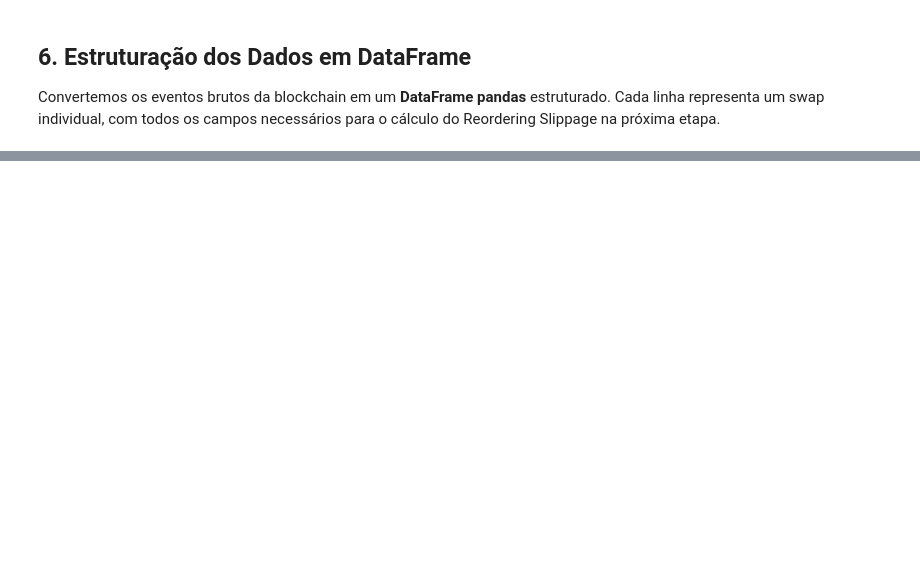
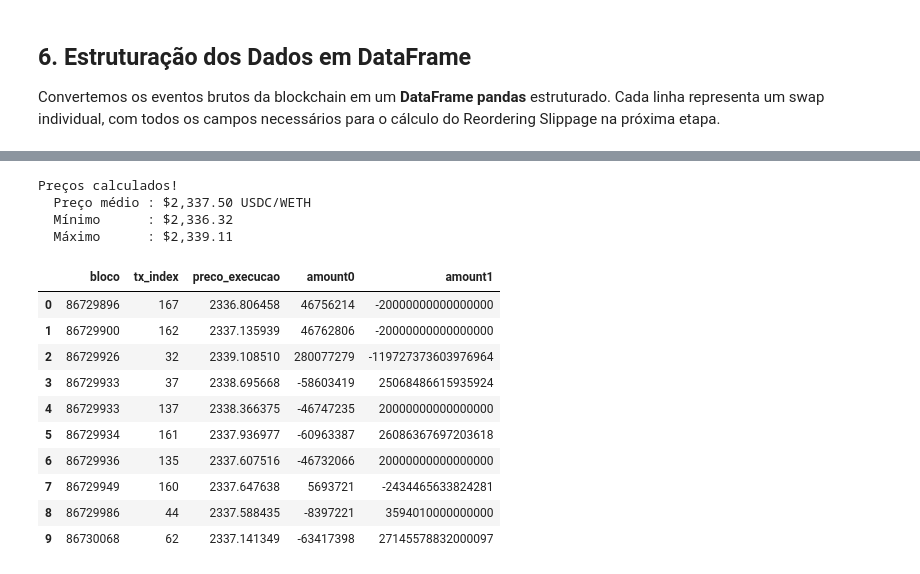
Before and after one commit to alinec-santos/slippage-analysis, a Jupyter notebook: mev_coleta.ipynb, the cells around one changed output, grey strips where cells are left out. Cells and saved outputs as stored; diff of their text form; code cells hidden in the pictures; blank space fills up the shorter version.

```diff
--- a/mev_coleta.ipynb
+++ b/mev_coleta.ipynb
@@ -239,0 +253,54 @@ else:
+# %%
+import pandas as pd
+
+df = pd.read_csv("swaps.csv")
+
+df = df.rename(columns={
+    "blockNumber":       "bloco",
+    "transactionIndex":  "tx_index",
+    "args_sqrtPriceX96": "sqrtPriceX96",
+    "args_amount0":      "amount0",
+    "args_amount1":      "amount1",
+    "args_sender":       "sender",
+    "args_recipient":    "recipient",
+})
+
+df["sqrtPriceX96"] = pd.to_numeric(df["sqrtPriceX96"])
+df["amount0"]      = pd.to_numeric(df["amount0"])
+df["amount1"]      = pd.to_numeric(df["amount1"])
+
+# ── Cálculo do preço ──────────────────────────────────────────────────────────
+Q96 = 2 ** 96
+
+def sqrt_price_to_price(sqrt_price_x96):
+    """Converte sqrtPriceX96 → preço USDC por WETH.
+    token0 = USDC (6 decimais), token1 = WETH (18 decimais)
+    """
+    ratio = (sqrt_price_x96 / Q96) ** 2    # dá token1/token0 = WETH/USDC (bruto)
+    preco_weth_usdc = ratio / 1e12         # corrige decimais → ainda WETH por USDC
+    return 1 / preco_weth_usdc             # inverte → USDC por WETH
+
+df["preco_execucao"] = df["sqrtPriceX96"].apply(sqrt_price_to_price)
+
+print("Preços calculados!")
+print(f"  Preço médio : ${df['preco_execucao'].mean():,.2f} USDC/WETH")
+print(f"  Mínimo      : ${df['preco_execucao'].min():,.2f}")
+print(f"  Máximo      : ${df['preco_execucao'].max():,.2f}")
+print()
+df[["bloco", "tx_index", "preco_execucao", "amount0", "amount1"]].head(10)
+# %% [output]
+Preços calculados!
+  Preço médio : $2,337.50 USDC/WETH
+  Mínimo      : $2,336.32
+  Máximo      : $2,339.11
+|  | bloco | tx_index | preco_execucao | amount0 | amount1 |
+| 0 | 86729896 | 167 | 2336.806458 | 46756214 | -20000000000000000 |
+| 1 | 86729900 | 162 | 2337.135939 | 46762806 | -20000000000000000 |
+| 2 | 86729926 | 32 | 2339.108510 | 280077279 | -119727373603976964 |
+| 3 | 86729933 | 37 | 2338.695668 | -58603419 | 25068486615935924 |
+| 4 | 86729933 | 137 | 2338.366375 | -46747235 | 20000000000000000 |
+| 5 | 86729934 | 161 | 2337.936977 | -60963387 | 26086367697203618 |
+| 6 | 86729936 | 135 | 2337.607516 | -46732066 | 20000000000000000 |
+| 7 | 86729949 | 160 | 2337.647638 | 5693721 | -2434465633824281 |
+| 8 | 86729986 | 44 | 2337.588435 | -8397221 | 3594010000000000 |
+| 9 | 86730068 | 62 | 2337.141349 | -63417398 | 27145578832000097 |
```
Also changed, not shown: parts of 6 cells of this notebook, 1 other file.
